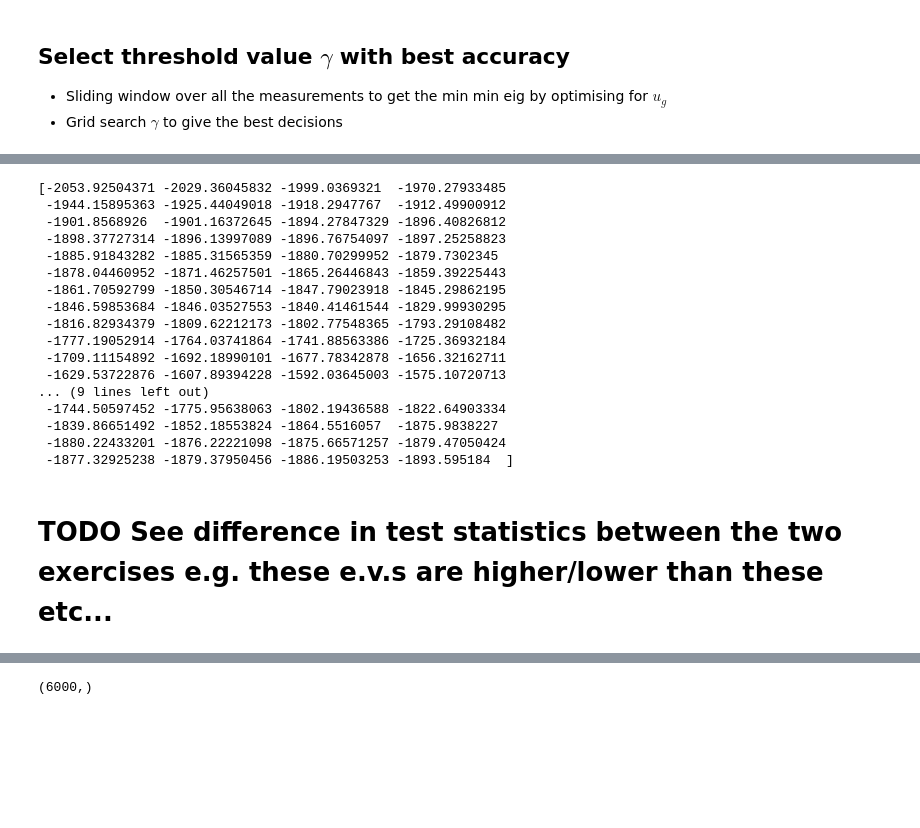
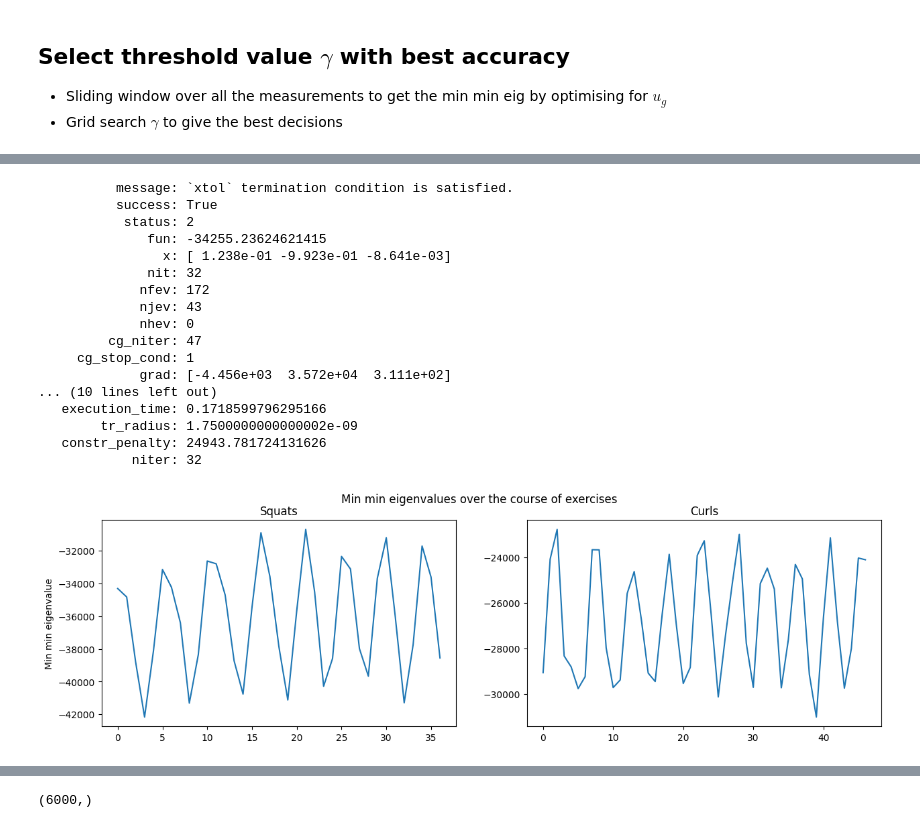
Before and after one commit to sjb296/linear-motion-detection, a Jupyter notebook: main.ipynb, the cells around one changed output, grey strips where cells are left out. Saved outputs shown, nothing was run; the diff lists cells and outputs as text; code cells hidden in the pictures; blank space fills up the shorter version.

Commit message:
stride

```diff
--- a/main.ipynb
+++ b/main.ipynb
@@ -366,12 +340,11 @@ def unit_vector_constraint_alpha_beta(vec):
 # %%
-def optimise_u_g(y, guess=(0.1, 0.1)):
+def optimise_u_g(y, guess=(0.1, 0.1, 0.1)):
     """Use scipy to optimise the alpha and beta for the best min eig"""
     res = scipy.optimize.minimize(
         fun=calc_min_ev,
         x0=guess,
         args=(y,),
-        bounds=[(0, 1), (0, 1)],
-        constraints=[{"type": "eq", "fun": unit_vector_constraint_alpha_beta}],
+        constraints=[{"type": "eq", "fun": lambda x: np.sum(np.array(x)**2) - 1}],
         method="trust-constr",
     )
     return res
@@ -434,31 +405,54 @@ min_ev = -2029.360458321803
+# %%
+# Test on 1
+res = optimise_u_g(squat_sw_100[1])
+res
+# %% [output]
+          message: `xtol` termination condition is satisfied.
+          success: True
+           status: 2
+              fun: -34255.23624621415
+                x: [ 1.238e-01 -9.923e-01 -8.641e-03]
+              nit: 32
+             nfev: 172
+             njev: 43
+             nhev: 0
+         cg_niter: 47
+     cg_stop_cond: 1
+             grad: [-4.456e+03  3.572e+04  3.111e+02]
+... (10 lines left out)
+   execution_time: 0.1718599796295166
+        tr_radius: 1.7500000000000002e-09
+   constr_penalty: 24943.781724131626
+            niter: 32
 # %%
 # Calculate all the min min eigenvalues by optimising each window on u_g
-min_min_evs = []
-n_windows = 100
+# Squats
+squat_Ts = []  # min min eigs
 
-for window in sw_25[0:n_windows]:
+for window in squat_sw_100_stride:
     res = optimise_u_g(window)
     min_min_ev = res.fun
-    min_min_evs.append(min_min_ev)
-
-print(np.array(min_min_evs))
+    squat_Ts.append(min_min_ev)
-# %% [output]
-[-2053.92504371 -2029.36045832 -1999.0369321  -1970.27933485
- -1944.15895363 -1925.44049018 -1918.2947767  -1912.49900912
- -1901.8568926  -1901.16372645 -1894.27847329 -1896.40826812
- -1898.37727314 -1896.13997089 -1896.76754097 -1897.25258823
- -1885.91843282 -1885.31565359 -1880.70299952 -1879.7302345
- -1878.04460952 -1871.46257501 -1865.26446843 -1859.39225443
- -1861.70592799 -1850.30546714 -1847.79023918 -1845.29862195
- -1846.59853684 -1846.03527553 -1840.41461544 -1829.99930295
- -1816.82934379 -1809.62212173 -1802.77548365 -1793.29108482
- -1777.19052914 -1764.03741864 -1741.88563386 -1725.36932184
- -1709.11154892 -1692.18990101 -1677.78342878 -1656.32162711
- -1629.53722876 -1607.89394228 -1592.03645003 -1575.10720713
-... (9 lines left out)
- -1744.50597452 -1775.95638063 -1802.19436588 -1822.64903334
- -1839.86651492 -1852.18553824 -1864.5516057  -1875.9838227
- -1880.22433201 -1876.22221098 -1875.66571257 -1879.47050424
- -1877.32925238 -1879.37950456 -1886.19503253 -1893.595184  ]
-# %% [markdown]
-# TODO See difference in test statistics between the two exercises e.g. these e.v.s are higher/lower than these etc...
+# %%
+# Calculate all the min min eigenvalues by optimising each window on u_g
+# curls
+curl_Ts = []  # min min eigs
+
+for window in curl_sw_100_stride:
+    res = optimise_u_g(window)
+    min_min_ev = res.fun
+    curl_Ts.append(min_min_ev)
+# %%
+plt.figure(figsize=(15, 4))
+plt.suptitle("Min min eigenvalues over the course of exercises")
+
+plt.subplot(1, 2, 1)
+plt.title("Squats")
+plt.ylabel("Min min eigenvalue")
+ax = pd.Series(squat_Ts).plot()
+
+plt.subplot(1, 2, 2)
+plt.title("Curls")
+ax = pd.Series(curl_Ts).plot()
+# %% [output]
+[figure, added]
```
Also changed, not shown: parts of 7 cells of this notebook.
